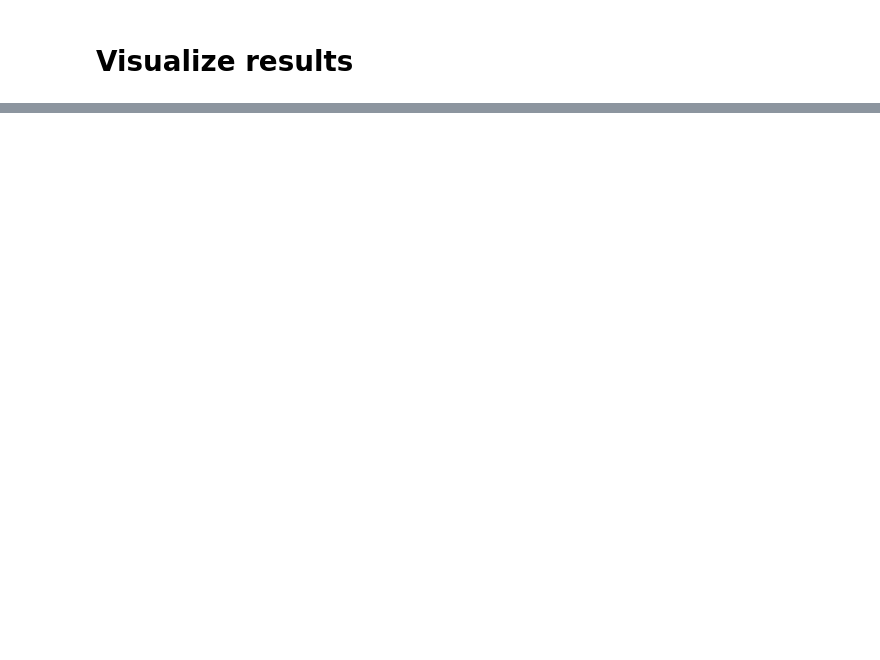
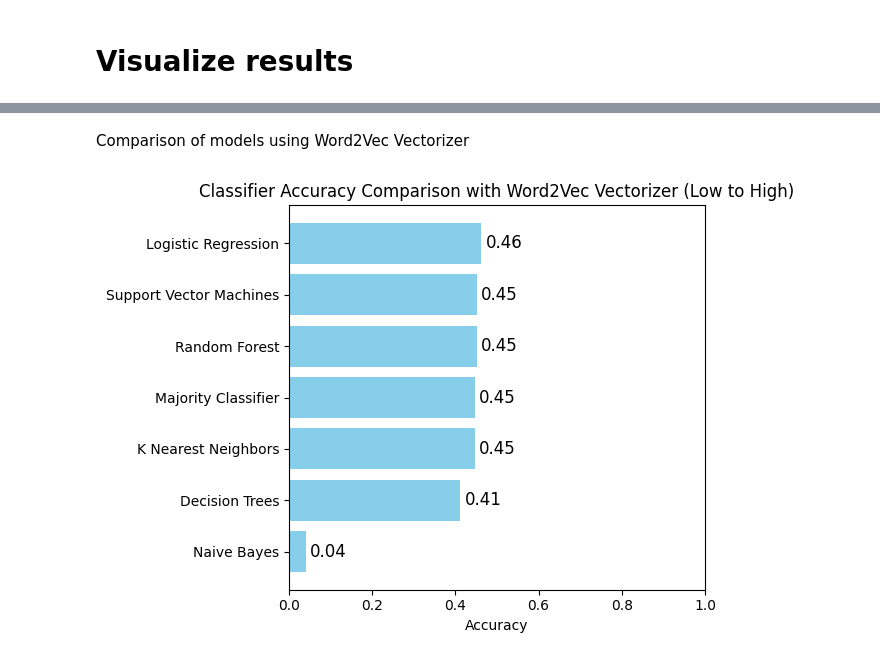
Before and after one commit to jakaVO/IS_Assignment_2, a Jupyter notebook: models.ipynb, the cells around one changed output, grey strips where cells are left out. Saved outputs shown, nothing was run; the diff lists cells and outputs as text; code cells hidden in the pictures; blank space fills up the shorter version.

```diff
--- a/models.ipynb
+++ b/models.ipynb
@@ -389,0 +727,19 @@ weighted avg       0.20      0.45      0.28       199
+# %%
+# Majority Classifier model
+majority_classifier_model_word2vec = DummyClassifier(strategy='most_frequent')
+
+# Cross-validation for Majority Classifier
+majority_classifier_cv_scores_word2vec = cross_val_score(majority_classifier_model_word2vec, X_train_word2vec, y_train, cv=cv, scoring='accuracy')
+print("\nMajority Classifier (Word2Vec) Cross-Validation Scores:", majority_classifier_cv_scores_word2vec)
+print("Mean Accuracy:", majority_classifier_cv_scores_word2vec.mean())
+
+# Fit the Majority Classifier model to the training data
+majority_classifier_model_word2vec.fit(X_train_word2vec, y_train)
+
+# Make predictions on the test set
+majority_classifier_predictions_word2vec = majority_classifier_model_word2vec.predict(X_test_word2vec)
+
+# Evaluate the Majority Classifier model with Word2Vec embeddings
+majority_classifier_accuracy_word2vec = accuracy_score(y_test, majority_classifier_predictions_word2vec)
+print("\nMajority Classifier (Word2Vec) Accuracy:", majority_classifier_accuracy_word2vec)
+print(classification_report(y_test, majority_classifier_predictions_word2vec))
@@ -418,0 +795,26 @@ plt.show()
+# %% [markdown]
+Comparison of models using Word2Vec Vectorizer
+# %%
+# Create a plot for the results with Word2Vec vectorizer
+results_word2vec = [logistic_regression_accuracy_word2vec, random_forest_accuracy_word2vec, knn_accuracy_word2vec,
+                    svm_accuracy_word2vec, naive_bayes_accuracy_word2vec, decision_tree_accuracy_word2vec, majority_classifier_accuracy_word2vec]
+classifiers = ['Logistic Regression', 'Random Forest', 'K Nearest Neighbors',
+            'Support Vector Machines', 'Naive Bayes', 'Decision Trees', 'Majority Classifier']
+
+# Sort results and classifiers in ascending order of accuracy
+sorted_results_word2vec, sorted_classifiers = zip(*sorted(zip(results_word2vec, classifiers)))
+
+# Create a bar plot for Word2Vec vectorizer
+plt.barh(sorted_classifiers, sorted_results_word2vec, color='skyblue')
+plt.xlabel('Accuracy')
+plt.title('Classifier Accuracy Comparison with Word2Vec Vectorizer (Low to High)')
+plt.xlim(0, 1.0)  # Set the x-axis limits from 0 to 1 for accuracy values
+
+# Annotate the bars with accuracy values
+for i, result in enumerate(sorted_results_word2vec):
+    plt.text(result + 0.01, i, f'{result:.2f}', va='center', fontsize=12)
+
+plt.tight_layout()
+plt.show()
+# %% [output]
+[figure, added]
```
Also changed, not shown: parts of 31 cells of this notebook.
